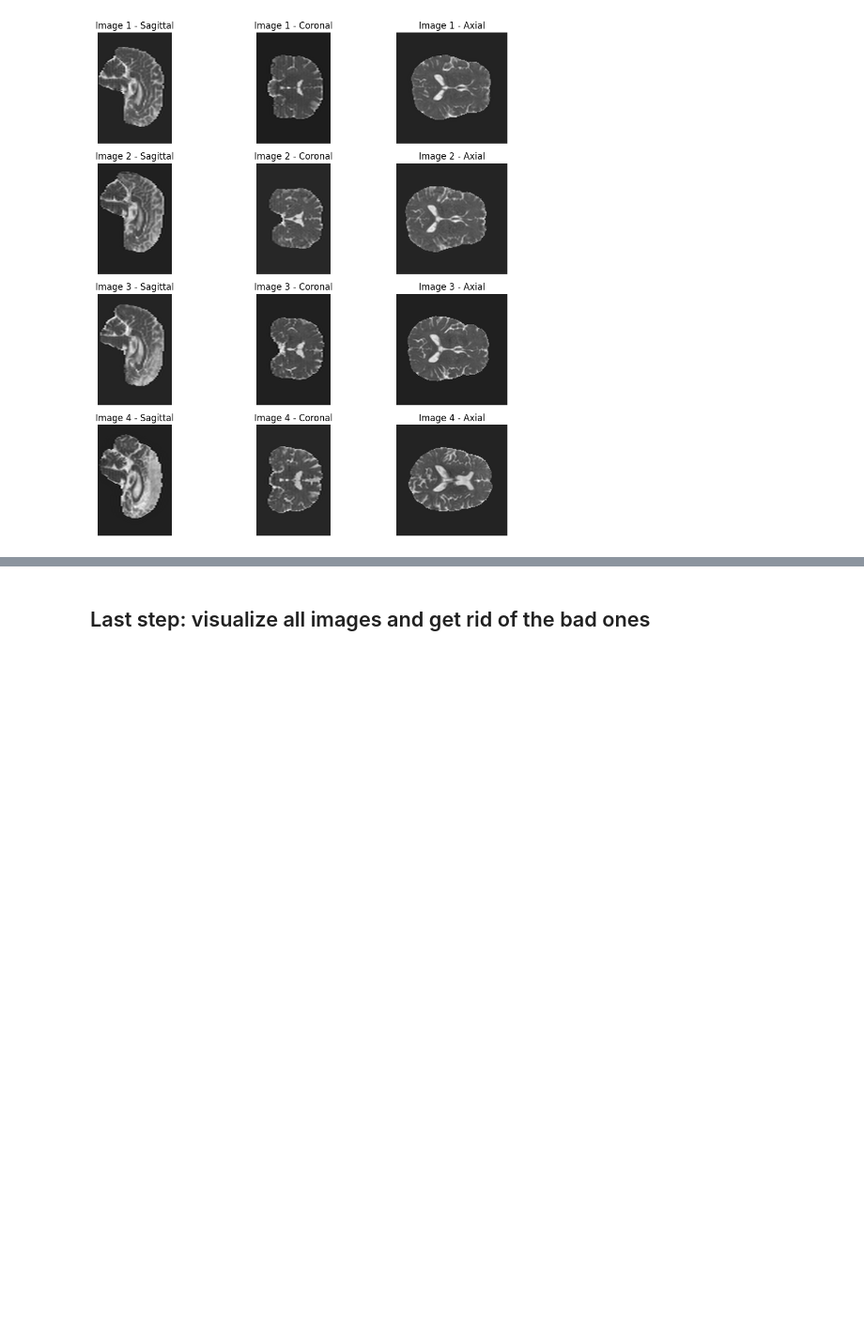
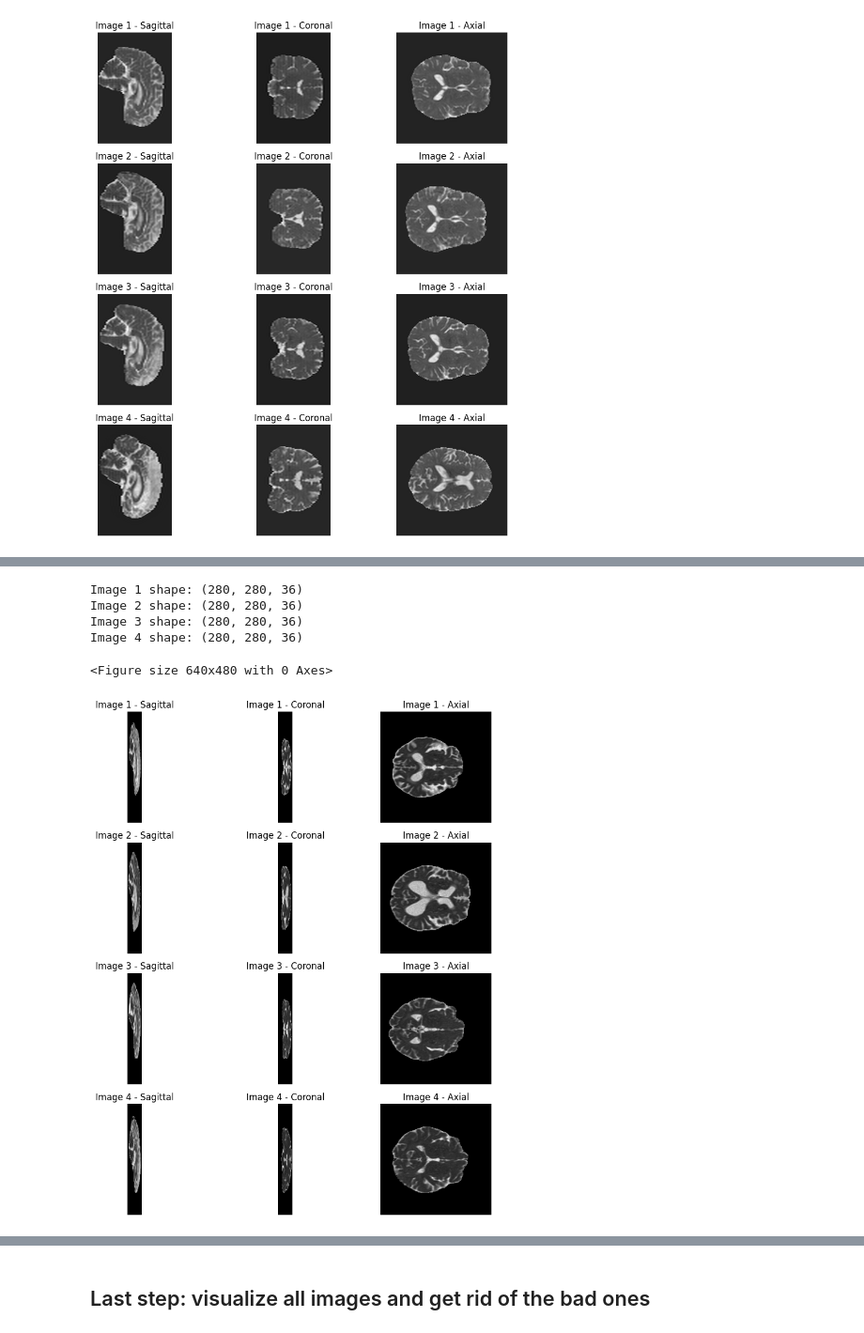
Before and after one commit to theotimefd/AnoDiffExperiments, a Jupyter notebook: Dataset_Preprocessing/register_resample/register_big_ADC_dataset.ipynb, the cells around one changed output, grey strips where cells are left out. Shown at 94% size. Drawn from its saved outputs; the diff is of its cells as text; code cells hidden in the pictures; blank space fills up the shorter version.

Commit message:
dataset preprocessing

```diff
--- a/Dataset_Preprocessing/register_resample/register_big_ADC_dataset.ipynb
+++ b/Dataset_Preprocessing/register_resample/register_big_ADC_dataset.ipynb
@@ -488,0 +580,41 @@ register_nifti_files(fixed_reference=ROOT_DIR+"datasets/mni_icbm152_nlin_sym_09a
+# %%
+AINI_stroke_ait_adc_unprocessed_folder = ROOT_DIR+"/datasets/Aini-Stroke_ADC/AIT_extracted_brain/"
+AINI_stroke_ait_adc_resampled_folder = ROOT_DIR+"/datasets/Aini-Stroke_ADC/AIT_extracted_brain_resampled/"
+AINI_stroke_ait_adc_final_output_folder_registered = ROOT_DIR+"/datasets/Aini-Stroke_ADC/AIT_final_registered/"
+# %%
+# Get the first 4 image paths from the folder
+image_paths = sorted(glob.glob(os.path.join(AINI_stroke_ait_adc_unprocessed_folder, "*.nii.gz")))[:4]
+
+# Plot the images
+plt.suptitle("Dallas Resampled Images 1mm3")
+fig, axes = plt.subplots(4, 3, figsize=(10, 10))
+for i, image_path in enumerate(image_paths):
+    image = nib.load(image_path).get_fdata()
+    print(f"Image {i+1} shape: {image.shape}")
+    # Extract slices
+    axial_slice = image[image.shape[0] // 2, :, :]  # Middle axial slice
+    sagittal_slice = image[:, image.shape[1] // 2, :]  # Middle sagittal slice
+    coronal_slice = image[:, :, image.shape[2] // 2]  # Middle coronal slice
+
+    # Plot slices
+    axes[i, 0].imshow(axial_slice, cmap="gray")
+    axes[i, 0].set_title(f"Image {i+1} - Sagittal")
+    axes[i, 0].axis("off")
+
+    axes[i, 1].imshow(sagittal_slice, cmap="gray")
+    axes[i, 1].set_title(f"Image {i+1} - Coronal")
+    axes[i, 1].axis("off")
+
+    axes[i, 2].imshow(coronal_slice, cmap="gray")
+    axes[i, 2].set_title(f"Image {i+1} - Axial")
+    axes[i, 2].axis("off")
+
+plt.tight_layout()
+plt.show()
+# %% [output]
+Image 1 shape: (280, 280, 36)
+Image 2 shape: (280, 280, 36)
+Image 3 shape: (280, 280, 36)
+Image 4 shape: (280, 280, 36)
+<Figure size 640x480 with 0 Axes>
+[figure, added]
```
Also changed, not shown: parts of 17 cells of this notebook, 6 other files.
